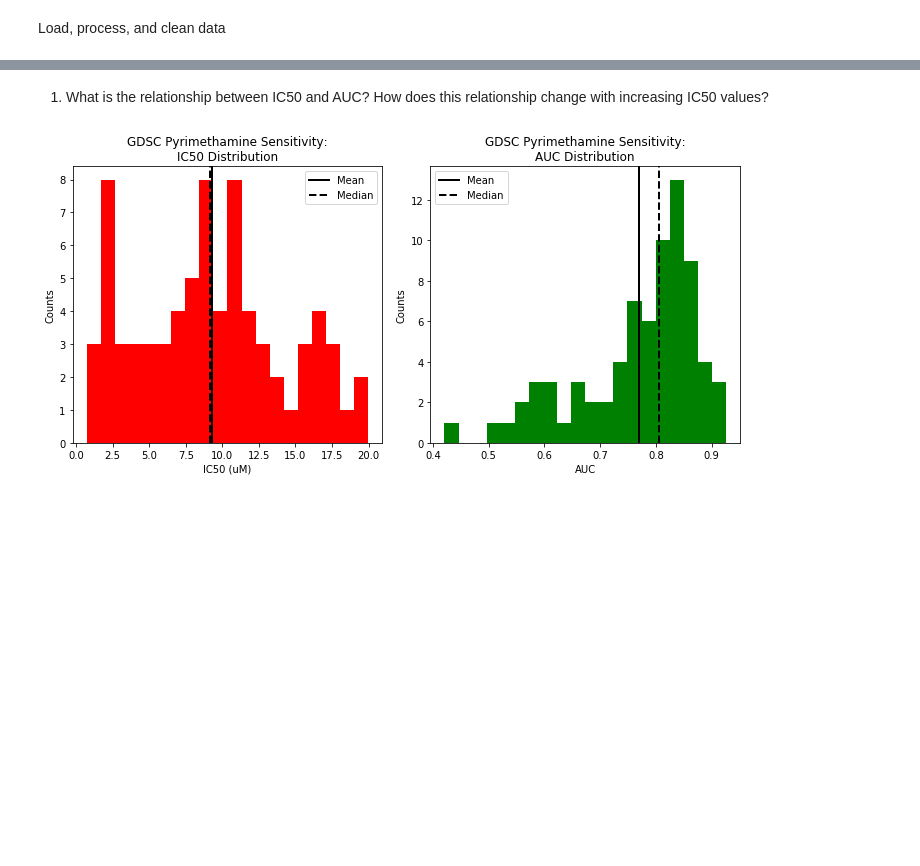
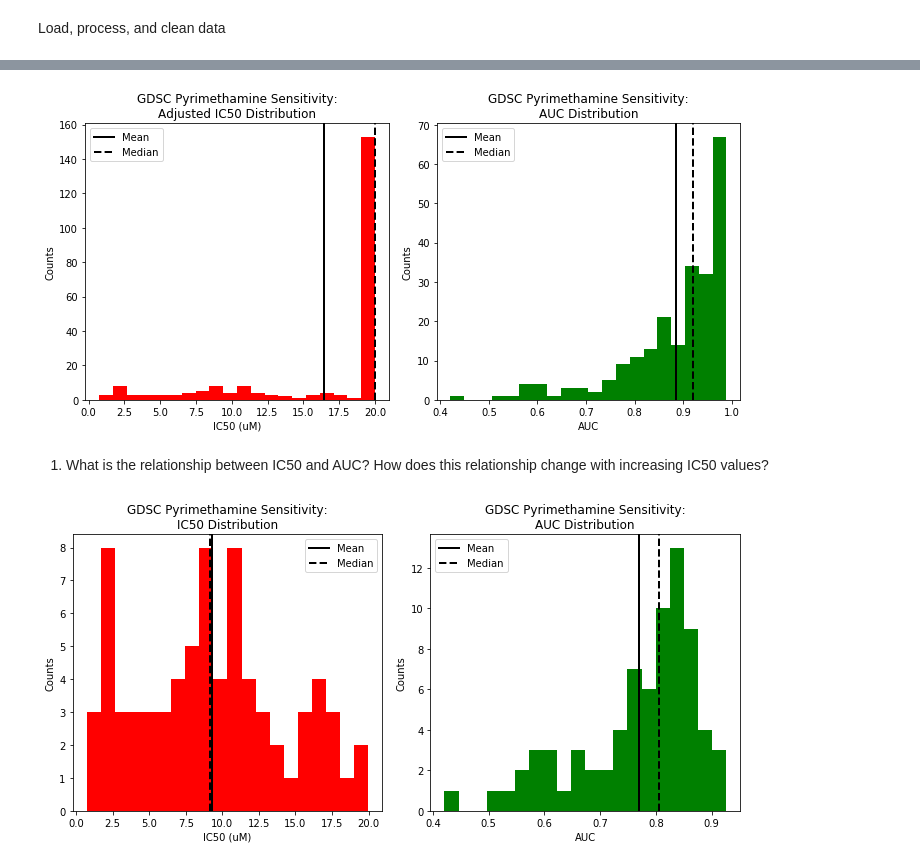
Before and after one commit to happyheppler/Thinkful, a Jupyter notebook: Analytic Report and Research Capstone.ipynb, the cells around one changed output, grey strips where cells are left out. Cells and saved outputs as stored; diff of their text form; code cells hidden in the pictures; blank space fills up the shorter version.

```diff
--- a/Analytic Report and Research Capstone.ipynb
+++ b/Analytic Report and Research Capstone.ipynb
@@ -126,3 +151,43 @@ final = final[final['IC50'] <= 20]
+# %%
+# Set IC50 values above max screening concentration to max screening concentration
+# 20 uM was the max screening concentration
+IC50_list = []
+
+for IC50 in final['IC50']:
+    if IC50 > 20:
+        IC50_list.append(20)
+    else:
+        IC50_list.append(IC50)
+
+final['Adjusted IC50'] = IC50_list
+# %%
+# Define figure dimensions
+plt.figure(figsize=(10, 5))
+
+# Define subplots and look at distribution of IC50 and AUC
+plt.subplot(1, 2, 1)
+plt.hist(final['Adjusted IC50'], bins=20, color='red')
+plt.axvline(final['Adjusted IC50'].mean(), color='black', linestyle='solid', linewidth=2, label='Mean')
+plt.axvline(final['Adjusted IC50'].median(), color='black', linestyle='dashed', linewidth=2, label='Median')
+plt.title('GDSC Pyrimethamine Sensitivity:\nAdjusted IC50 Distribution')
+plt.xlabel('IC50 (uM)')
+plt.ylabel('Counts')
+plt.legend()
+
+plt.subplot(1, 2, 2)
+plt.hist(final['AUC'], bins=20, color='green')
+plt.axvline(final['AUC'].mean(), color='black', linestyle='solid', linewidth=2, label='Mean')
+plt.axvline(final['AUC'].median(), color='black', linestyle='dashed', linewidth=2, label='Median')
+plt.title('GDSC Pyrimethamine Sensitivity:\nAUC Distribution')
+plt.xlabel('AUC')
+plt.ylabel('Counts')
+plt.legend()
+
+# Show plots
+plt.tight_layout()
+plt.show()
+# %% [output]
+[figure, added]
 # %% [markdown]
 1. What is the relationship between IC50 and AUC? How does this relationship change with increasing IC50 values?
 # %%
```
Also changed, not shown: parts of 4 cells of this notebook.
